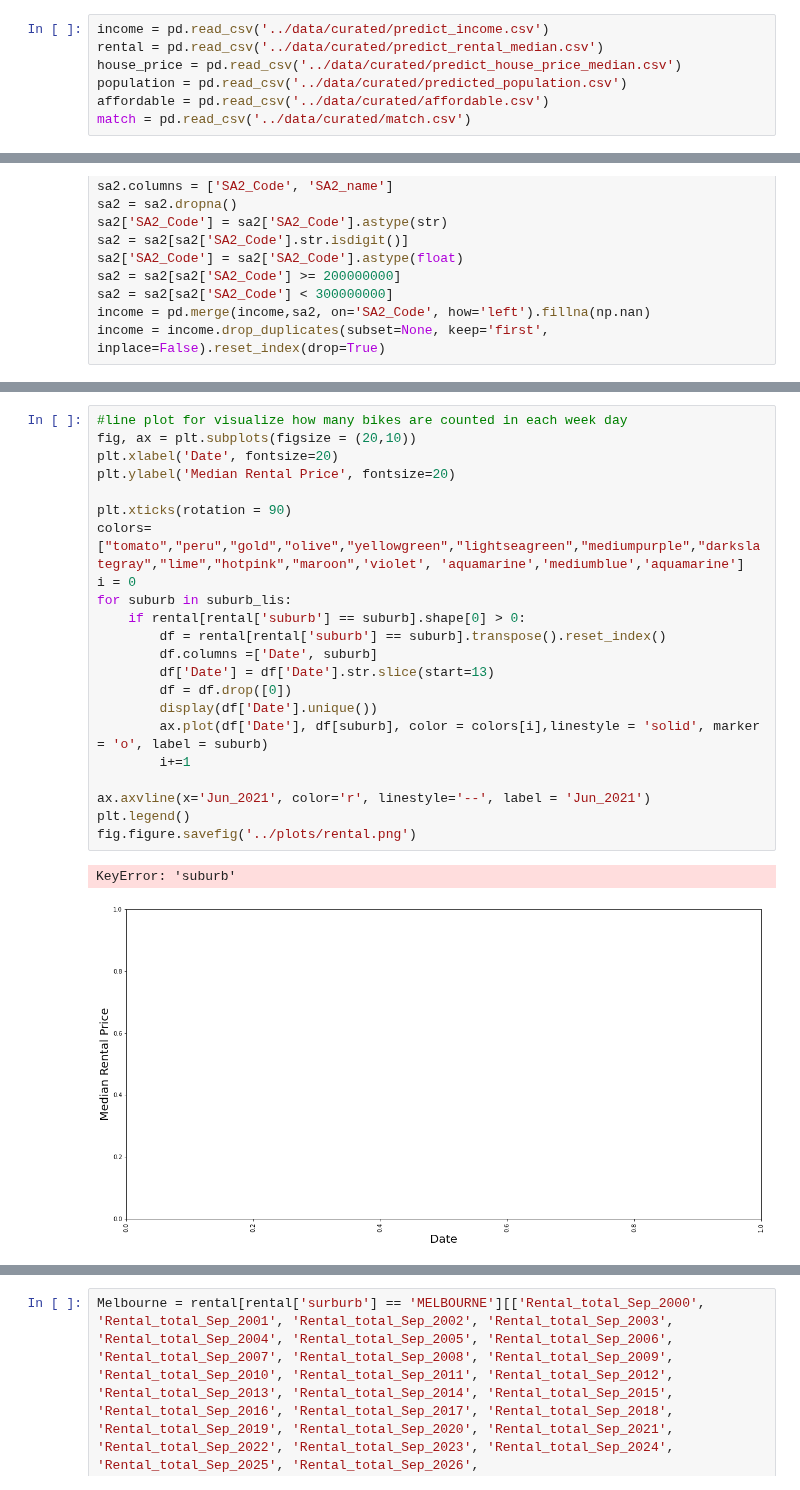
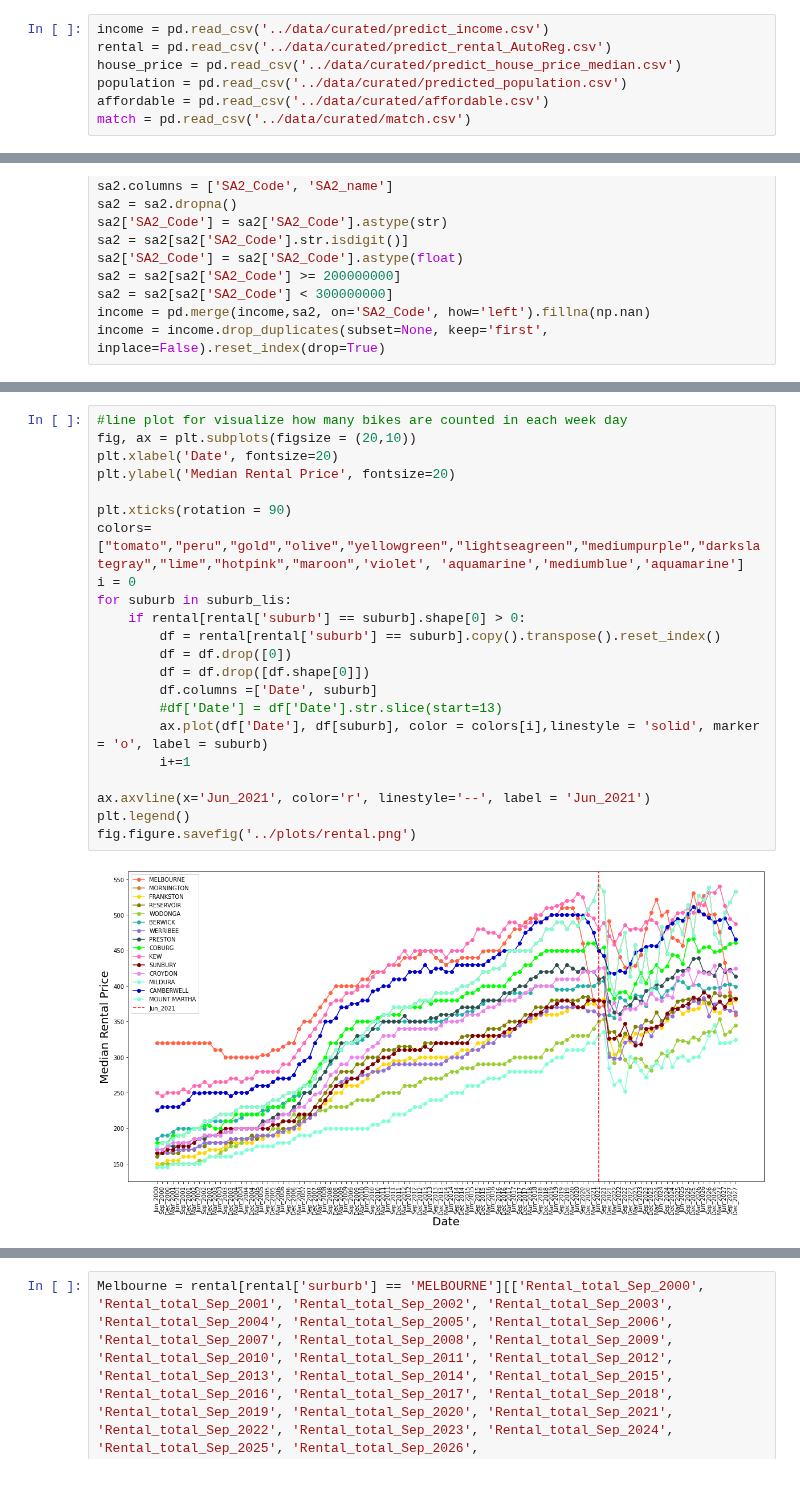
Before and after one commit to MAST30034-Applied-Data-Science/generic-real-estate-consulting-project-group-1-iron-data-man, a Jupyter notebook: notebooks/Visualisation.ipynb, the cells around one changed output, grey strips where cells are left out. Cells and saved outputs as stored; diff of their text form.

```diff
--- a/notebooks/Visualisation.ipynb
+++ b/notebooks/Visualisation.ipynb
@@ -307,6 +307,6 @@ property_df.corr().abs().iloc[0].to_frame().sort_values(by=['rent_weekly'],ascen
 # %%
 income = pd.read_csv('../data/curated/predict_income.csv')
-rental = pd.read_csv('../data/curated/predict_rental_median.csv')
+rental = pd.read_csv('../data/curated/predict_rental_AutoReg.csv')
 house_price = pd.read_csv('../data/curated/predict_house_price_median.csv')
 population = pd.read_csv('../data/curated/predicted_population.csv')
 affordable = pd.read_csv('../data/curated/affordable.csv')
@@ -359,28 +359,27 @@ suburb_lis
 # %%
 #line plot for visualize how many bikes are counted in each week day
 fig, ax = plt.subplots(figsize = (20,10))
 plt.xlabel('Date', fontsize=20)
 plt.ylabel('Median Rental Price', fontsize=20)
 
 plt.xticks(rotation = 90)
 colors=["tomato","peru","gold","olive","yellowgreen","lightseagreen","mediumpurple","darkslategray","lime","hotpink","maroon",'violet', 'aquamarine','mediumblue','aquamarine']
 i = 0
 for suburb in suburb_lis:
     if rental[rental['suburb'] == suburb].shape[0] > 0:
-        df = rental[rental['suburb'] == suburb].transpose().reset_index()
+        df = rental[rental['suburb'] == suburb].copy().transpose().reset_index()
+        df = df.drop([0])
+        df = df.drop([df.shape[0]])
         df.columns =['Date', suburb]
-        df['Date'] = df['Date'].str.slice(start=13)
-        df = df.drop([0])
-        display(df['Date'].unique())
+        #df['Date'] = df['Date'].str.slice(start=13)
         ax.plot(df['Date'], df[suburb], color = colors[i],linestyle = 'solid', marker = 'o', label = suburb)
         i+=1
 
 ax.axvline(x='Jun_2021', color='r', linestyle='--', label = 'Jun_2021')
 plt.legend()
 fig.figure.savefig('../plots/rental.png')
 # %% [output]
-KeyError: 'suburb'
-[figure, old version]
+[figure, new version]
 # %%
 median_property = property_df.groupby('suburb').agg('median')['rent_weekly'].to_frame().reset_index()
 median_property = median_property.sort_values(by=['rent_weekly'],ascending=False)
```
Also changed, not shown: parts of 26 cells of this notebook, 2 other files.
